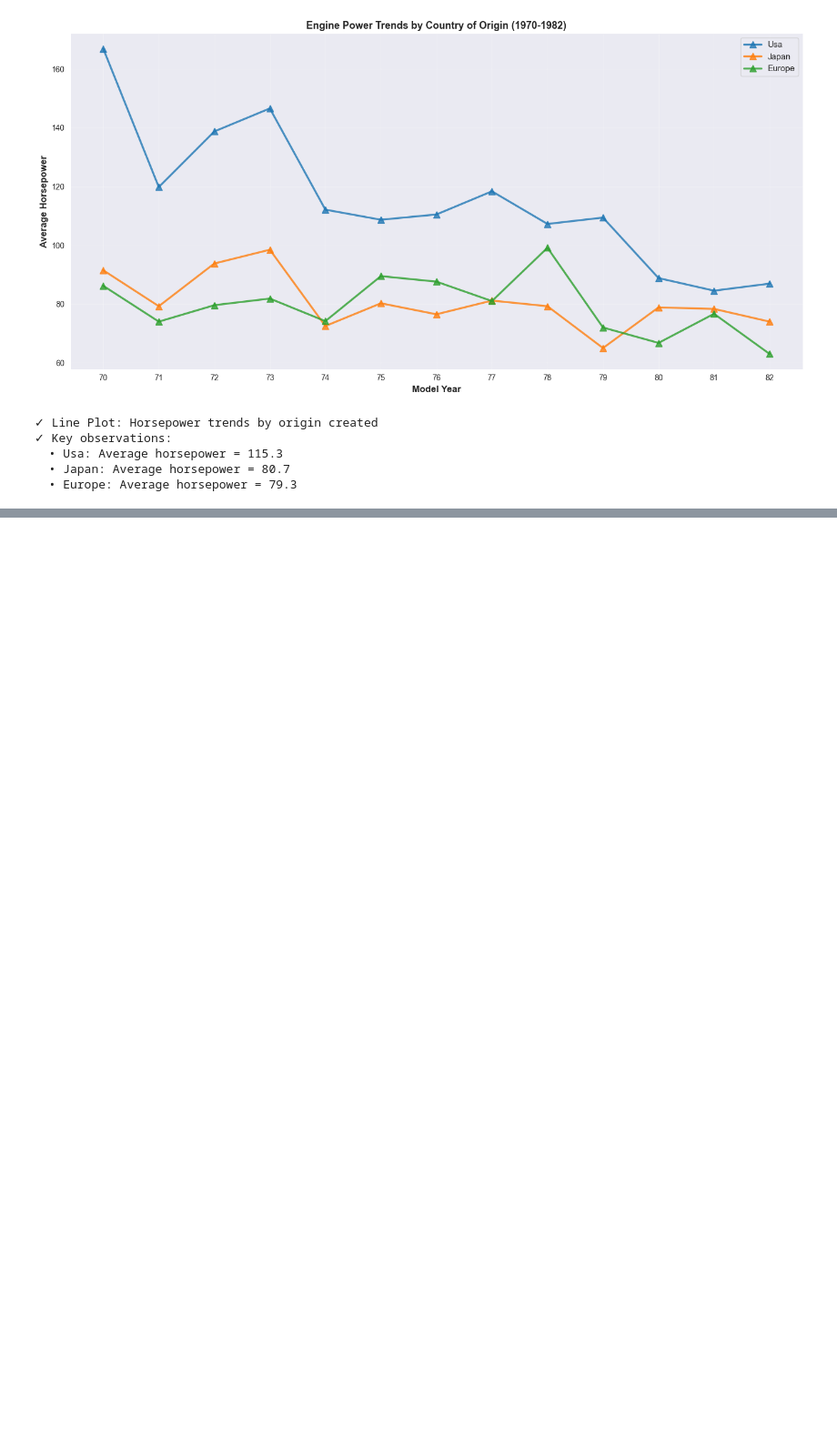
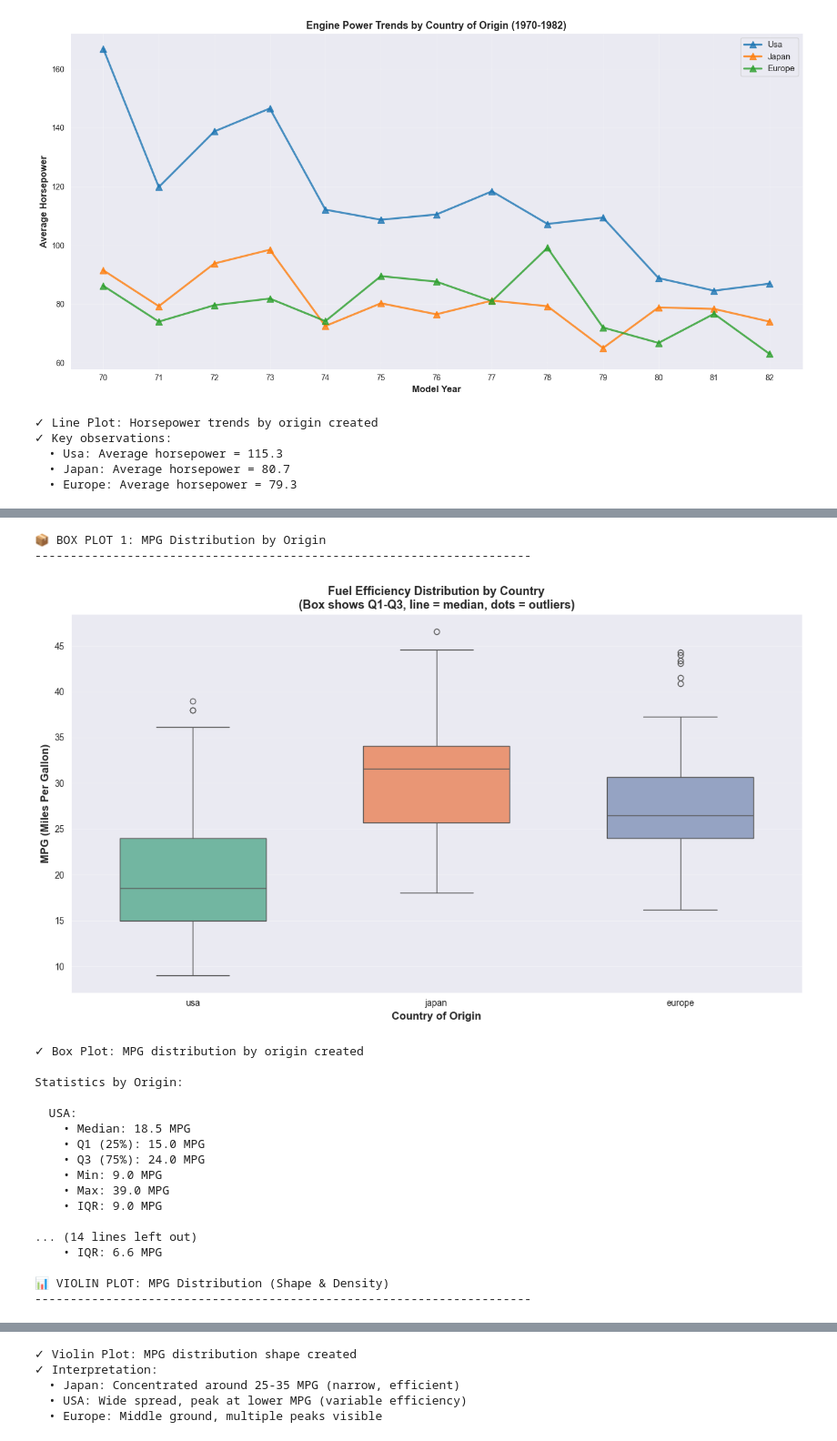
Before and after one commit to rosanajurdi/Data_Visualization_Course_2026, a Jupyter notebook: lab-sessions/lab4-ScatterPlots_line plots_heatmaps.ipynb, the cells around one changed output, grey strips where cells are left out. Shown at 91% size. Saved outputs shown, nothing was run; the diff lists cells and outputs as text; code cells hidden in the pictures; blank space fills up the shorter version.

Commit message:
lab 4 : - Add more details about data set

```diff
--- a/lab-sessions/lab4-ScatterPlots_line plots_heatmaps.ipynb
+++ b/lab-sessions/lab4-ScatterPlots_line plots_heatmaps.ipynb
@@ -374,0 +376,65 @@ for origin in mpg_df['origin'].unique():
+# %%
+print("\n📦 BOX PLOT 1: MPG Distribution by Origin")
+print("-" * 70)
+
+fig, ax = plt.subplots(figsize=(12, 7))
+sns.boxplot(data=mpg_df, x='origin', y='mpg', palette='Set2', ax=ax, width=0.6)
+ax.set_xlabel('Country of Origin', fontsize=12, fontweight='bold')
+ax.set_ylabel('MPG (Miles Per Gallon)', fontsize=12, fontweight='bold')
+ax.set_title('Fuel Efficiency Distribution by Country\n(Box shows Q1-Q3, line = median, dots = outliers)',
+             fontsize=13, fontweight='bold')
+ax.grid(True, alpha=0.3, axis='y')
+plt.tight_layout()
+plt.show()
+
+print("✓ Box Plot: MPG distribution by origin created")
+print("\nStatistics by Origin:")
+for origin in mpg_df['origin'].unique():
+    data = mpg_df[mpg_df['origin'] == origin]['mpg']
+    print(f"\n  {origin.upper()}:")
+    print(f"    • Median: {data.median():.1f} MPG")
+    print(f"    • Q1 (25%): {data.quantile(0.25):.1f} MPG")
+    print(f"    • Q3 (75%): {data.quantile(0.75):.1f} MPG")
+    print(f"    • Min: {data.min():.1f} MPG")
+    print(f"    • Max: {data.max():.1f} MPG")
+    print(f"    • IQR: {data.quantile(0.75) - data.quantile(0.25):.1f} MPG")
+
+print("\n📊 VIOLIN PLOT: MPG Distribution (Shape & Density)")
+print("-" * 70)
+
+fig, ax = plt.subplots(figsize=(12, 7))
+sns.violinplot(data=mpg_df, x='origin', y='mpg', palette='muted', ax=ax)
+ax.set_xlabel('Country of Origin', fontsize=12, fontweight='bold')
+ax.set_ylabel('MPG (Miles Per Gallon)', fontsize=12, fontweight='bold')
+ax.set_title('MPG Distribution Shape by Country\n(Width shows density/frequency)',
+             fontsize=13, fontweight='bold')
+ax.grid(True, alpha=0.3, axis='y')
+plt.tight_layout()
+plt.show()
+
+print("✓ Violin Plot: MPG distribution shape created")
+print("✓ Interpretation:")
+print("  • Japan: Concentrated around 25-35 MPG (narrow, efficient)")
+print("  • USA: Wide spread, peak at lower MPG (variable efficiency)")
+print("  • Europe: Middle ground, multiple peaks visible")
+# %% [output]
+📦 BOX PLOT 1: MPG Distribution by Origin
+----------------------------------------------------------------------
+[figure, added]
+✓ Box Plot: MPG distribution by origin created
+
+Statistics by Origin:
+
+  USA:
+    • Median: 18.5 MPG
+    • Q1 (25%): 15.0 MPG
+    • Q3 (75%): 24.0 MPG
+    • Min: 9.0 MPG
+    • Max: 39.0 MPG
+    • IQR: 9.0 MPG
+
+... (14 lines left out)
+    • IQR: 6.6 MPG
+
+📊 VIOLIN PLOT: MPG Distribution (Shape & Density)
+----------------------------------------------------------------------
@@ -374,0 +442,5 @@ for origin in mpg_df['origin'].unique():
+✓ Violin Plot: MPG distribution shape created
+✓ Interpretation:
+  • Japan: Concentrated around 25-35 MPG (narrow, efficient)
+  • USA: Wide spread, peak at lower MPG (variable efficiency)
+  • Europe: Middle ground, multiple peaks visible
```
Also changed, not shown: parts of 13 cells of this notebook.
